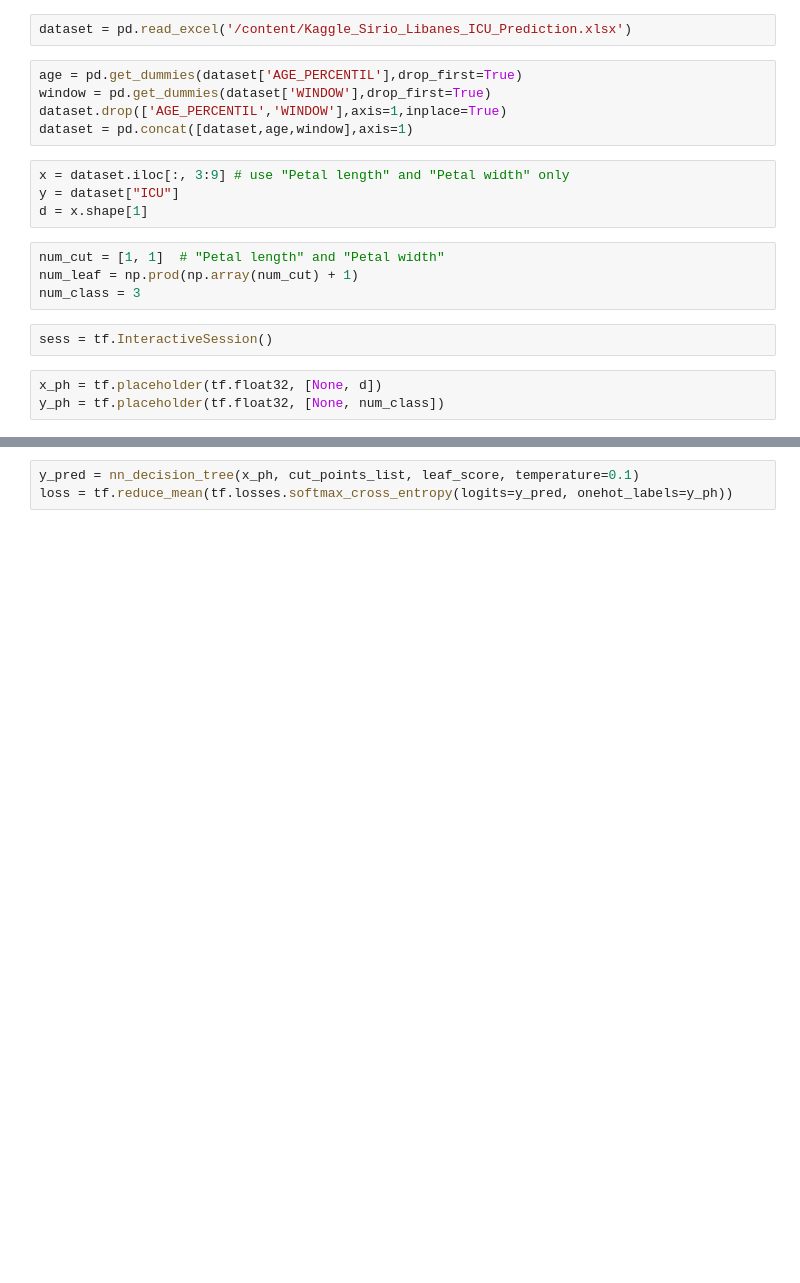
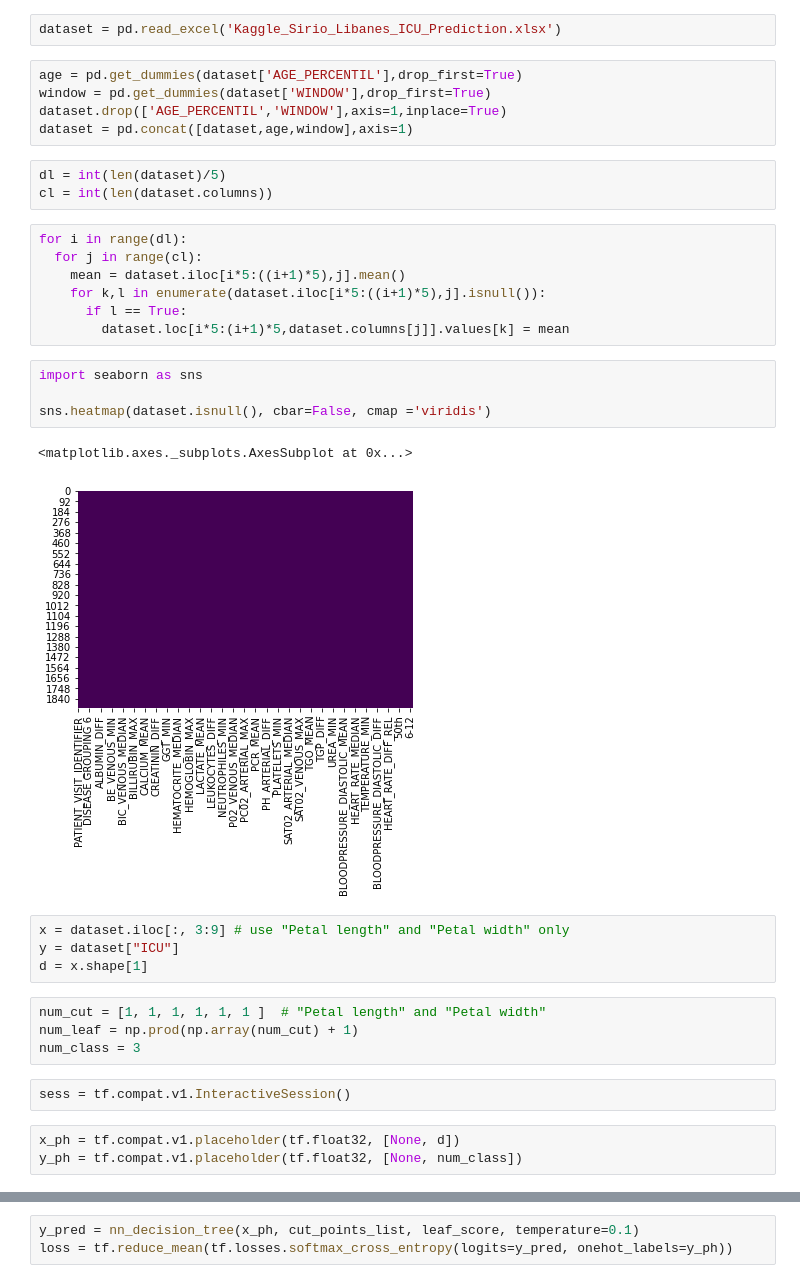
Before and after one commit to Alireza-kokabi/DNDT, a Jupyter notebook: tensorflow/main.ipynb, the cells around one changed output, grey strips where cells are left out. Saved outputs shown, nothing was run; the diff lists cells and outputs as text; blank space fills up the shorter version.

Commit message:
Handling NaN values

```diff
--- a/tensorflow/main.ipynb
+++ b/tensorflow/main.ipynb
@@ -19,21 +13,38 @@ tf.set_random_seed(1943)
 # %%
-dataset = pd.read_excel('/content/Kaggle_Sirio_Libanes_ICU_Prediction.xlsx')
+dataset = pd.read_excel('Kaggle_Sirio_Libanes_ICU_Prediction.xlsx')
 # %%
 age = pd.get_dummies(dataset['AGE_PERCENTIL'],drop_first=True)
 window = pd.get_dummies(dataset['WINDOW'],drop_first=True)
 dataset.drop(['AGE_PERCENTIL','WINDOW'],axis=1,inplace=True)
 dataset = pd.concat([dataset,age,window],axis=1)
+# %%
+dl = int(len(dataset)/5)
+cl = int(len(dataset.columns))
+# %%
+for i in range(dl):
+  for j in range(cl):
+    mean = dataset.iloc[i*5:((i+1)*5),j].mean()
+    for k,l in enumerate(dataset.iloc[i*5:((i+1)*5),j].isnull()):
+      if l == True:
+        dataset.loc[i*5:(i+1)*5,dataset.columns[j]].values[k] = mean
+# %%
+import seaborn as sns
+
+sns.heatmap(dataset.isnull(), cbar=False, cmap ='viridis')
+# %% [output]
+<matplotlib.axes._subplots.AxesSubplot at 0x...>
+[figure, added]
 # %%
 x = dataset.iloc[:, 3:9] # use "Petal length" and "Petal width" only
 y = dataset["ICU"]
 d = x.shape[1]
 # %%
-num_cut = [1, 1]  # "Petal length" and "Petal width"
+num_cut = [1, 1, 1, 1, 1, 1 ]  # "Petal length" and "Petal width"
 num_leaf = np.prod(np.array(num_cut) + 1)
 num_class = 3
 # %%
-sess = tf.InteractiveSession()
+sess = tf.compat.v1.InteractiveSession()
 # %%
-x_ph = tf.placeholder(tf.float32, [None, d])
-y_ph = tf.placeholder(tf.float32, [None, num_class])
+x_ph = tf.compat.v1.placeholder(tf.float32, [None, d])
+y_ph = tf.compat.v1.placeholder(tf.float32, [None, num_class])
 # %%
```
Also changed, not shown: parts of 7 cells of this notebook.
